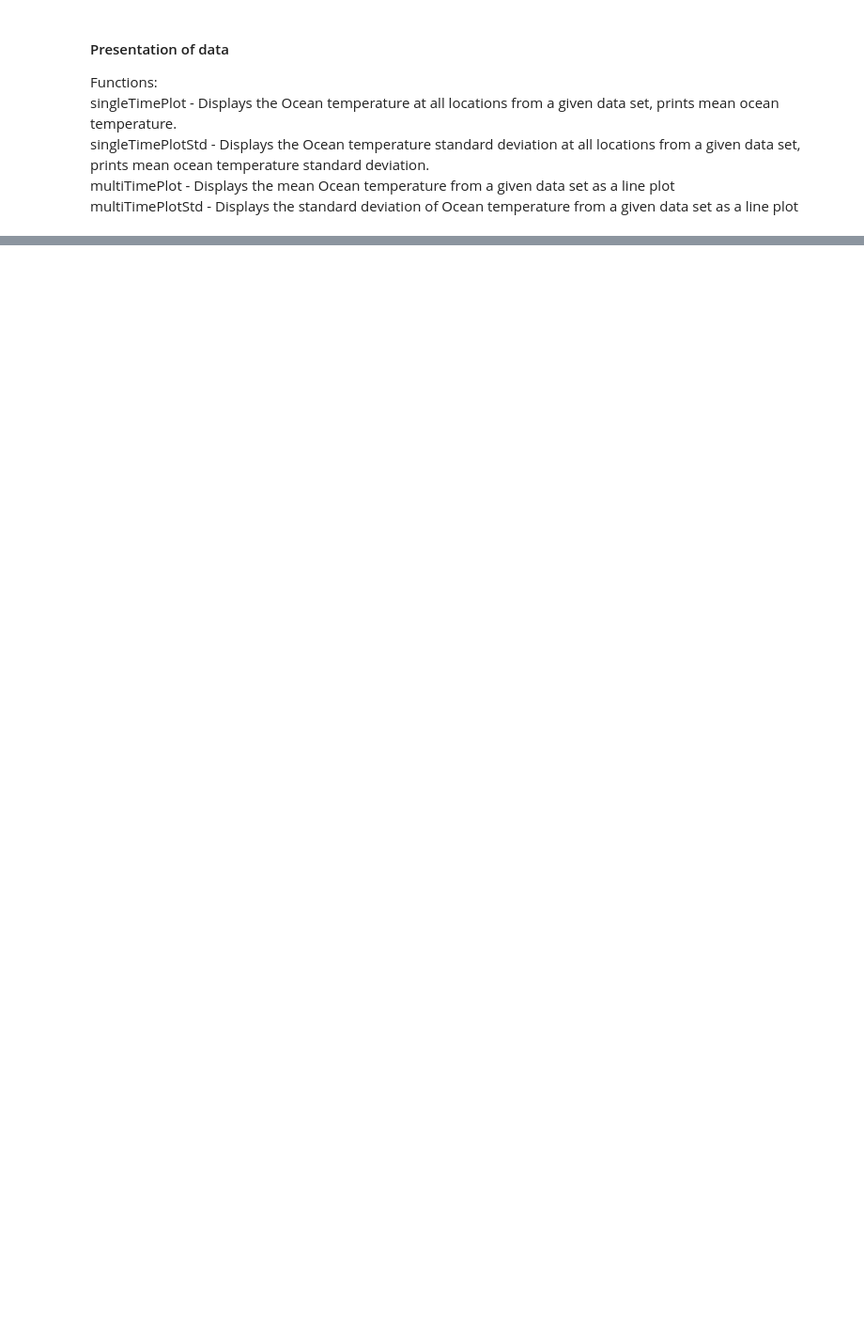
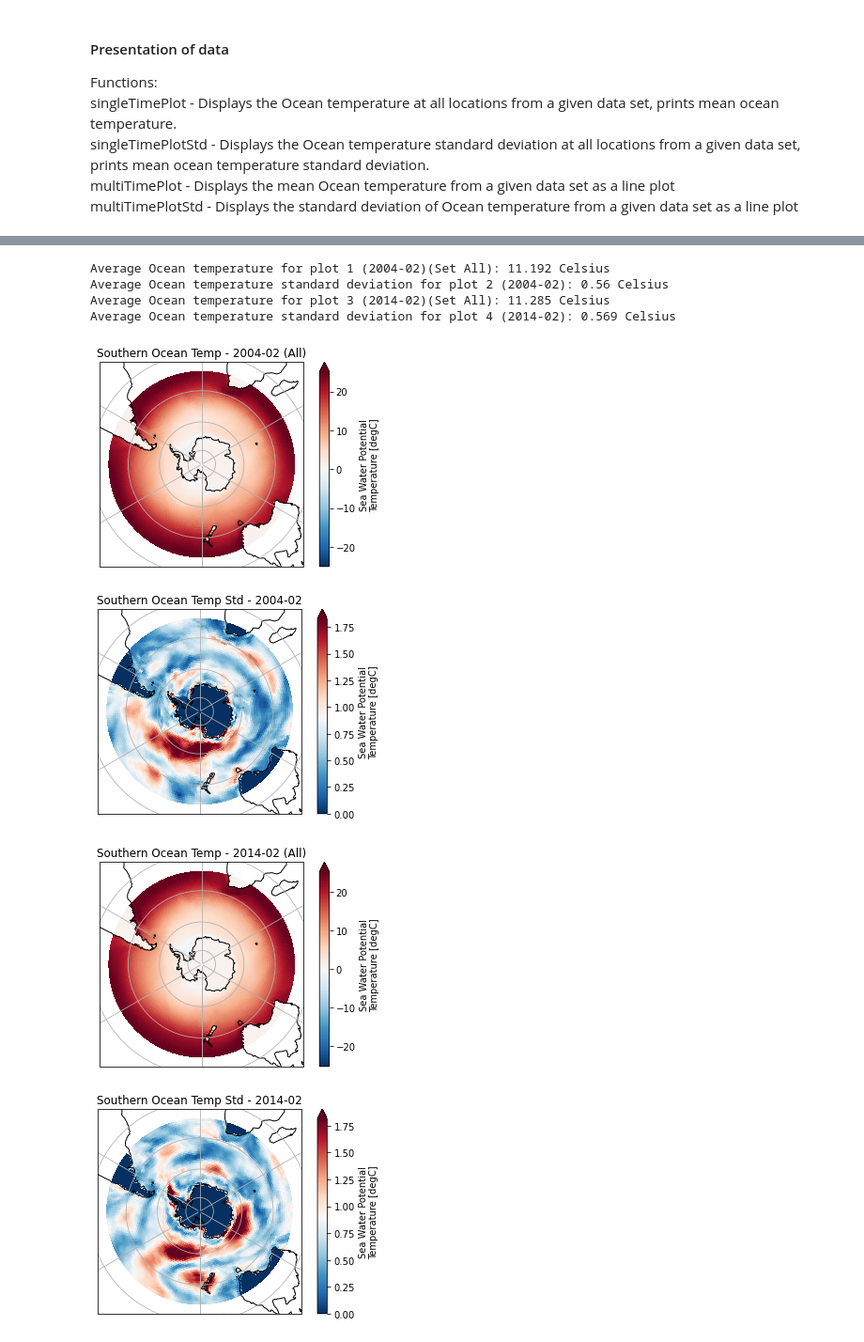
Before and after one commit to el1247/BAS_AI4ER_SAM, a Jupyter notebook: notebooks/exploratory/1.4_el_ESM3Analysis.ipynb, the cells around one changed output, grey strips where cells are left out. Shown at 94% size. Cells and saved outputs as stored; diff of their text form; code cells hidden in the pictures; blank space fills up the shorter version.

```diff
--- a/notebooks/exploratory/1.4_el_ESM3Analysis.ipynb
+++ b/notebooks/exploratory/1.4_el_ESM3Analysis.ipynb
@@ -112,7 +124,10 @@ dataAreaRaw = dsArea.areacello
 #### Combine data sets into one xarray
 # %%
 for i in range(fileCount): #Formatting dates into np.datetime64 format
-    fileSetList[i]['time']=('time',np.arange(startTimeFull,endTimeFull,dtype='datetime64[M]'))
-    fileSetList[i]['time_bnds']=('time_bnds',np.arange(startTimeFull,endTimeFull ,dtype='datetime64[M]'))
+    startDateIterate = np.datetime64(fileSetList[i]['time'].values[0],'M')
+    endDateIterate = np.datetime64(fileSetList[i]['time'].values[-1],'M') + np.timedelta64(1,'M')
+    fileSetList[i]['time']=('time', np.arange(startDateIterate, endDateIterate, dtype='datetime64[M]'))
+    fileSetList[i]['time_bnds']=('time_bnds', np.arange(startDateIterate, endDateIterate, dtype='datetime64[M]'))
 fileSet = xr.combine_nested(fileSetList, concat_dim='SetId') #Combining data sets
+print("Data sets successfully merged")
 #fileSet #Uncomment to see full data set
@@ -326,0 +464,12 @@ def multiTimePlotStd(dataSet, startDate, endDate, plotNo):
+# %%
+singleAllDateCalc('2004-02', True, 1)
+singleAllDateCalc('2014-02', True, 3)
+# %% [output]
+Average Ocean temperature for plot 1 (2004-02)(Set All): 11.192 Celsius
+Average Ocean temperature standard deviation for plot 2 (2004-02): 0.56 Celsius
+Average Ocean temperature for plot 3 (2014-02)(Set All): 11.285 Celsius
+Average Ocean temperature standard deviation for plot 4 (2014-02): 0.569 Celsius
+[figure, added]
+[figure, added]
+[figure, added]
+[figure, added]
```
Also changed, not shown: parts of 48 cells of this notebook.
